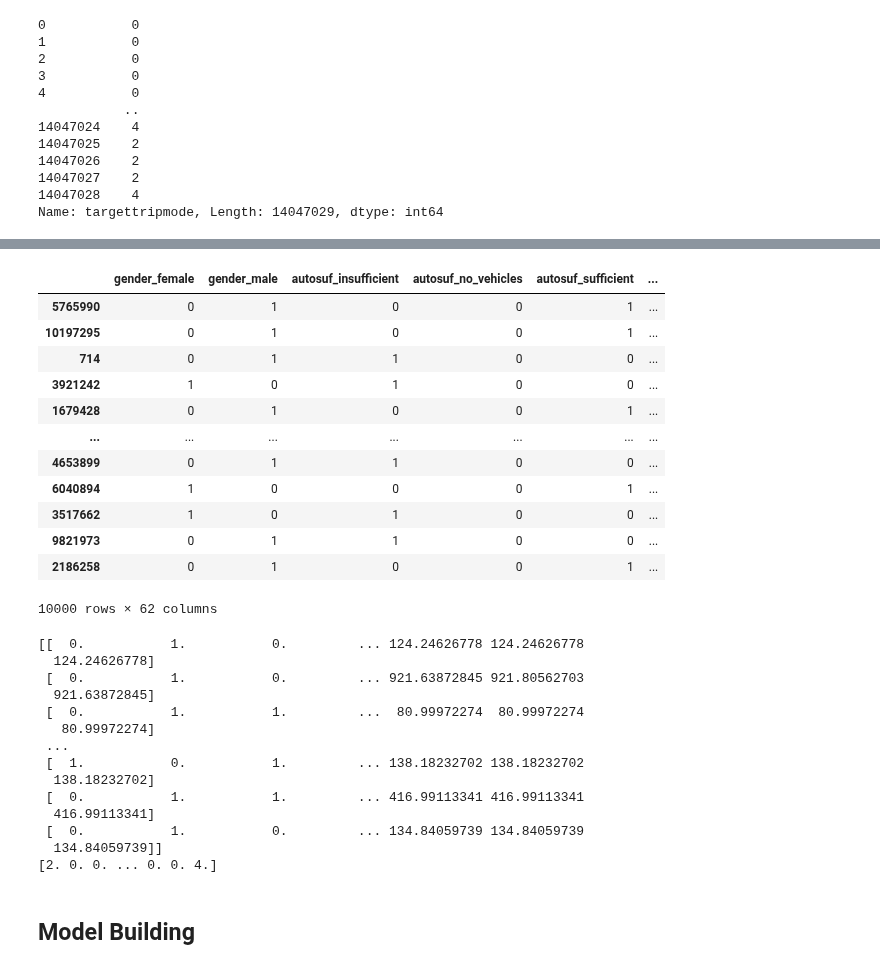
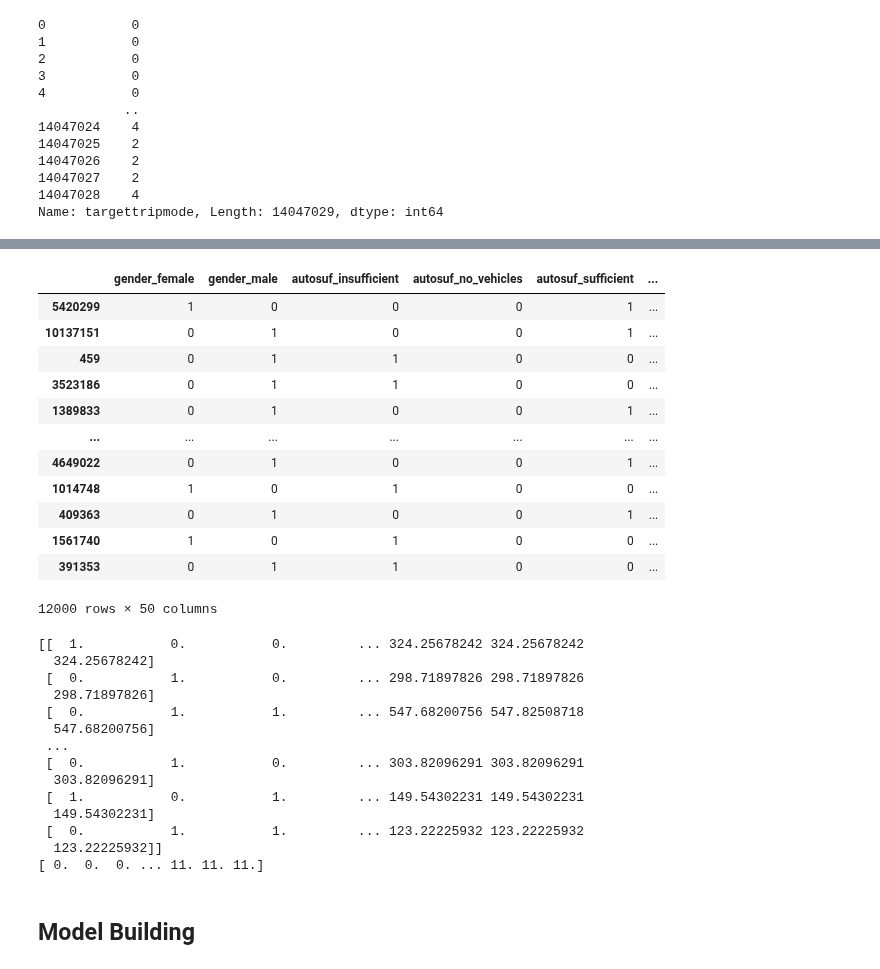
Before and after one commit to lkuwahara/DSC180B-B05, a Jupyter notebook: xgboost_sophia.ipynb, the cells around one changed output, grey strips where cells are left out. Drawn from its saved outputs; the diff is of its cells as text; code cells hidden in the pictures.

```diff
--- a/data_exploration_sophia.ipynb
+++ b/xgboost_sophia.ipynb
@@ -175,7 +158,7 @@ modechoice                object
 dtype: object
 # %%
-for col in list(util_trip):
-    print(col,':',util_trip[col].value_counts())
+for col in list(utility):
+    print(col,':',utility[col].value_counts())
 # %% [output]
 age : 7    3754099
 4    3165495
@@ -197,9 +180,9 @@ Name: tollcost, Length: 8578642, dtype: int64
 # %%
 # visualize distribution of each variable
 # currently takes too long
-num_vars = [col for col in list(util_trip) if util_trip[col].dtype in ['int64', 'float64']]
+num_vars = [col for col in list(utility) if utility[col].dtype in ['int64', 'float64']]
 for col in num_vars:
-    util_trip[col].plot.hist(bins=len(util_trip[col].unique()), alpha=0.5)
+    utility[col].plot.hist(bins=len(utility[col].unique()), alpha=0.5)
 # %% [output]
 Exception ignored in: <function TransformNode.set_children.<locals>.<lambda> at 0x...>
 Traceback (most recent call last):
@@ -211,10 +194,10 @@ Error in callback <function flush_figures at 0x...> (for post_execute):
 KeyboardInterrupt:
 # %%
 # define response, categorical, and numerical variables
-Y = util_trip['targettripmode'] - 1
+Y = utility['targettripmode'] - 1
 
-X1 = util_trip.select_dtypes(include=['object','bool'])
-X2 = util_trip.select_dtypes(exclude=['object','bool']).drop(columns='targettripmode')
+X1 = utility.select_dtypes(include=['object','bool'])
+X2 = utility.select_dtypes(exclude=['object','bool']).drop(columns='targettripmode')
 Y
 # %% [output]
 0           0
@@ -274,18 +257,4 @@ data_encoded
 # %%
-# use weights on tourmode, which will weight more on walk time - could show how much more inconvenient it is to walk/not
-subset = data_encoded.sample(n=10000, weights='walkttime', random_state=1)
-subset
+# # use weights on tourmode, which will weight more on walk time - could show how much more inconvenient it is to walk/not
+# subset = data_encoded.sample(n=10000, weights='walkttime', random_state=1)
+# subset
-# %% [output]
-|  | gender_female | gender_male | autosuf_insufficient | autosuf_no_vehicles | autosuf_sufficient | ... |
-| 5765990 | 0 | 1 | 0 | 0 | 1 | ... |
-| 10197295 | 0 | 1 | 0 | 0 | 1 | ... |
-| 714 | 0 | 1 | 1 | 0 | 0 | ... |
-| 3921242 | 1 | 0 | 1 | 0 | 0 | ... |
-| 1679428 | 0 | 1 | 0 | 0 | 1 | ... |
-| ... | ... | ... | ... | ... | ... | ... |
-| 4653899 | 0 | 1 | 1 | 0 | 0 | ... |
-| 6040894 | 1 | 0 | 0 | 0 | 1 | ... |
-| 3517662 | 1 | 0 | 1 | 0 | 0 | ... |
-| 9821973 | 0 | 1 | 1 | 0 | 0 | ... |
-| 2186258 | 0 | 1 | 0 | 0 | 1 | ... |
-10000 rows × 62 columns
@@ -292,26 +274,44 @@ subset
+# %%
+combined_subsamples = pd.concat([mode1,mode2,mode3,mode4,mode5,mode6,mode7,mode8,mode9,mode10,mode11,mode12], axis=0)
+
+combined_subsamples
+# %% [output]
+|  | gender_female | gender_male | autosuf_insufficient | autosuf_no_vehicles | autosuf_sufficient | ... |
+| 5420299 | 1 | 0 | 0 | 0 | 1 | ... |
+| 10137151 | 0 | 1 | 0 | 0 | 1 | ... |
+| 459 | 0 | 1 | 1 | 0 | 0 | ... |
+| 3523186 | 0 | 1 | 1 | 0 | 0 | ... |
+| 1389833 | 0 | 1 | 0 | 0 | 1 | ... |
+| ... | ... | ... | ... | ... | ... | ... |
+| 4649022 | 0 | 1 | 0 | 0 | 1 | ... |
+| 1014748 | 1 | 0 | 1 | 0 | 0 | ... |
+| 409363 | 0 | 1 | 0 | 0 | 1 | ... |
+| 1561740 | 1 | 0 | 1 | 0 | 0 | ... |
+| 391353 | 0 | 1 | 1 | 0 | 0 | ... |
+12000 rows × 50 columns
 # %%
 # rearrange into data array for training
-data_array = subset.values
+data_array = combined_subsamples.values
 
 X = data_array[:, 0:(data_array.shape[1]-1)]
 Y = data_array[:,(data_array.shape[1]-1)]
 print(X)
 print(Y)
 # %% [output]
-[[  0.           1.           0.         ... 124.24626778 124.24626778
-  124.24626778]
- [  0.           1.           0.         ... 921.63872845 921.80562703
-  921.63872845]
- [  0.           1.           1.         ...  80.99972274  80.99972274
-   80.99972274]
+[[  1.           0.           0.         ... 324.25678242 324.25678242
+  324.25678242]
+ [  0.           1.           0.         ... 298.71897826 298.71897826
+  298.71897826]
+ [  0.           1.           1.         ... 547.68200756 547.82508718
+  547.68200756]
  ...
- [  1.           0.           1.         ... 138.18232702 138.18232702
-  138.18232702]
- [  0.           1.           1.         ... 416.99113341 416.99113341
-  416.99113341]
- [  0.           1.           0.         ... 134.84059739 134.84059739
-  134.84059739]]
-[2. 0. 0. ... 0. 0. 4.]
+ [  0.           1.           0.         ... 303.82096291 303.82096291
+  303.82096291]
+ [  1.           0.           1.         ... 149.54302231 149.54302231
+  149.54302231]
+ [  0.           1.           1.         ... 123.22225932 123.22225932
+  123.22225932]]
+[ 0.  0.  0. ... 11. 11. 11.]
 # %% [markdown]
 ## Model Building
 # %%
```
Also changed, not shown: parts of 26 cells of this notebook, 1 other file.
